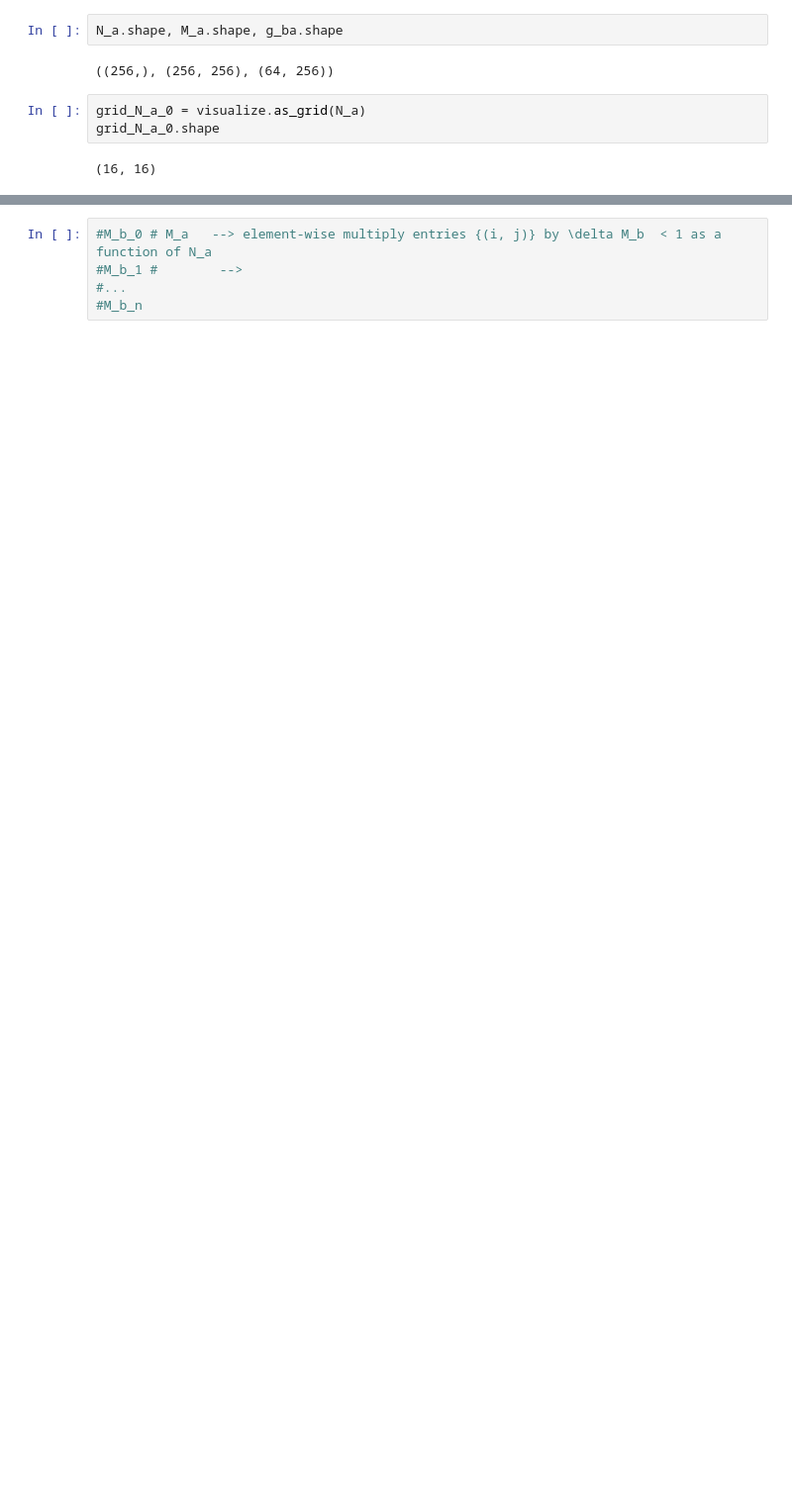
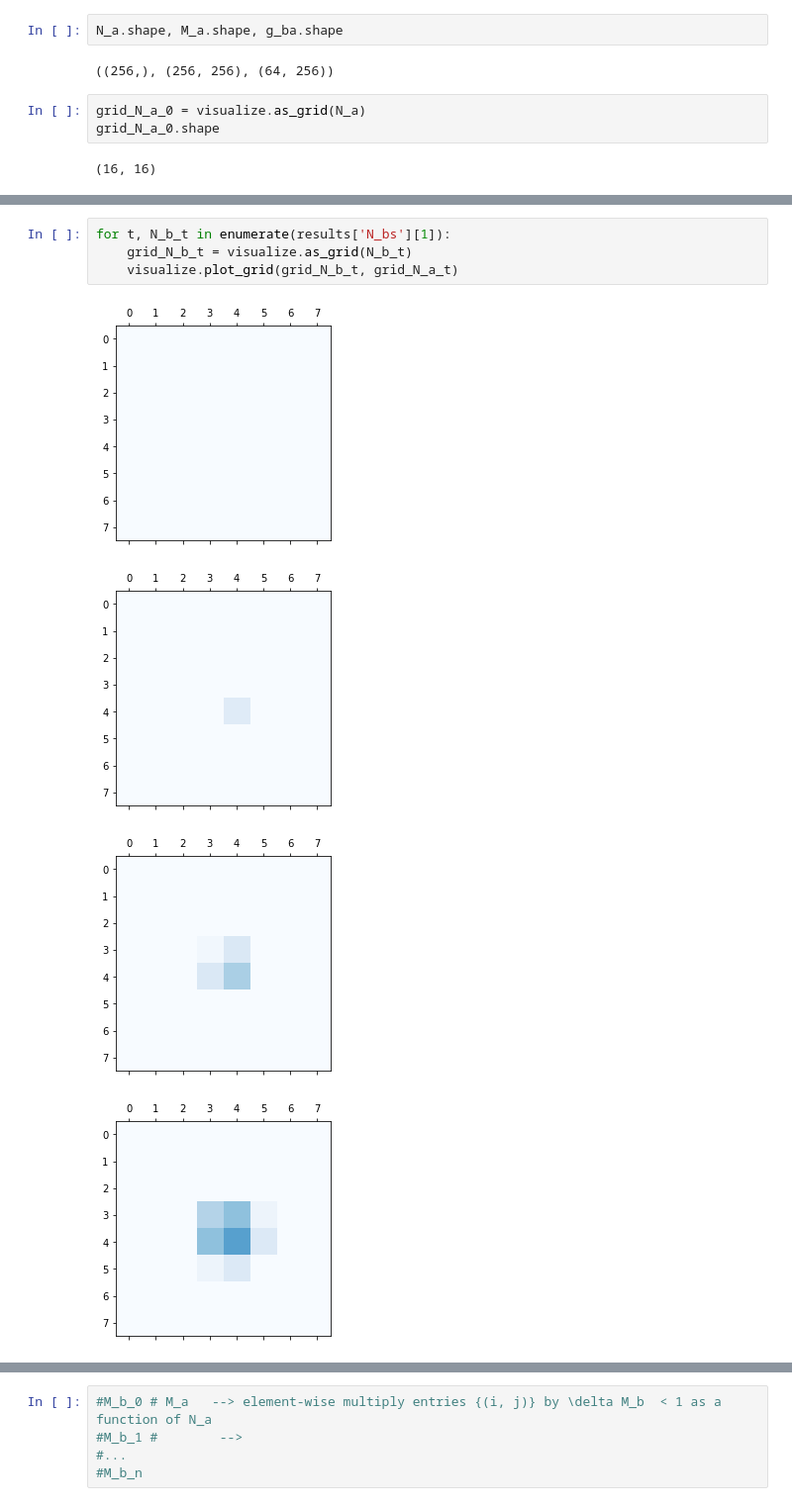
Before and after one commit to blakeelias/multi_scale_pandemic, a Jupyter notebook: Visualizations.ipynb, the cells around one changed output, grey strips where cells are left out. Shown at 99% size. Cells and saved outputs as stored; diff of their text form; blank space fills up the shorter version.

```diff
--- a/Visualizations.ipynb
+++ b/Visualizations.ipynb
@@ -80,0 +58,9 @@ plt.show()
+# %%
+for t, N_b_t in enumerate(results['N_bs'][1]):
+    grid_N_b_t = visualize.as_grid(N_b_t)
+    visualize.plot_grid(grid_N_b_t, grid_N_a_t)
+# %% [output]
+[figure, added]
+[figure, added]
+[figure, added]
+[figure, added]
```
Also changed, not shown: parts of 9 cells of this notebook, 4 other files.
